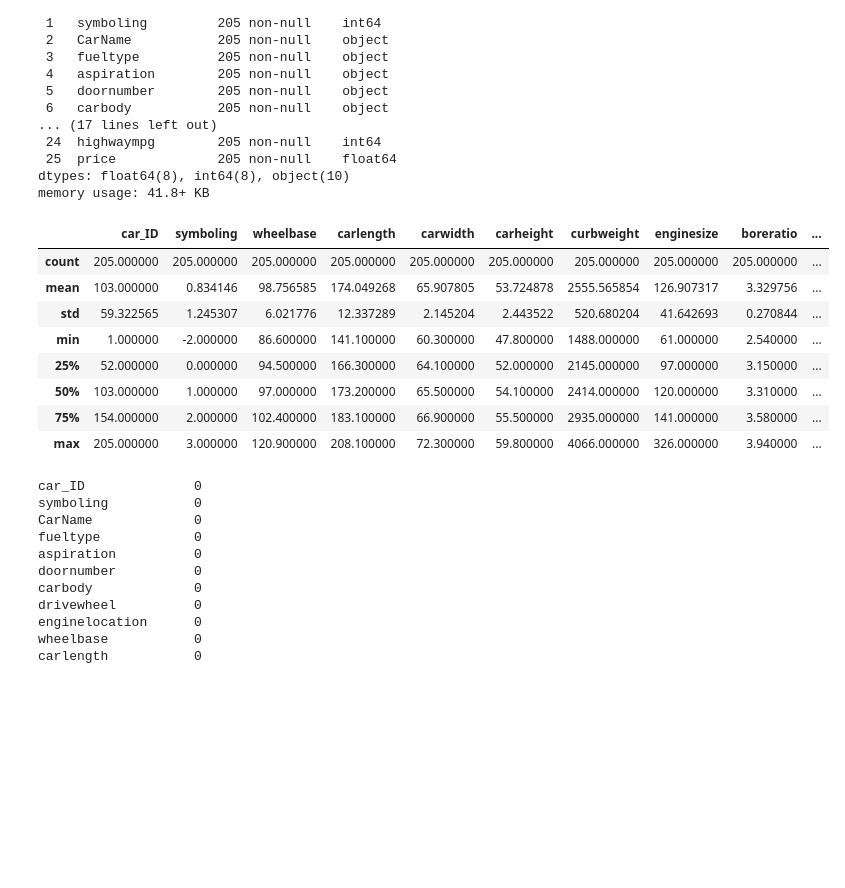
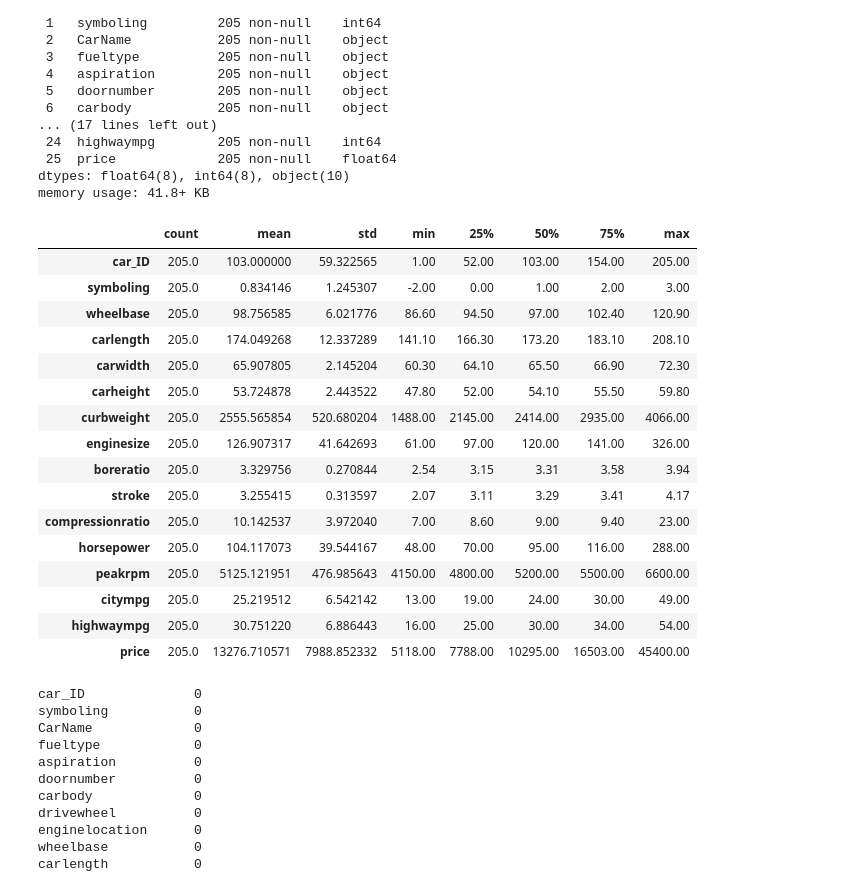
Before and after one commit to kmouleejunhyuk/bigdata_analysist_practical, a Jupyter notebook: carprice_regression.ipynb, the cells around one changed output. Drawn from its saved outputs; the diff is of its cells as text; code cells hidden in the pictures; blank space fills up the shorter version.

```diff
--- a/carprice_regression.ipynb
+++ b/carprice_regression.ipynb
@@ -49,17 +53,25 @@ Data columns (total 26 columns):
 dtypes: float64(8), int64(8), object(10)
 memory usage: 41.8+ KB
 # %%
-raw.describe()
+raw.describe().transpose()
 # %% [output]
-|  | car_ID | symboling | wheelbase | carlength | carwidth | carheight | curbweight | enginesize | boreratio | ... |
-| count | 205.000000 | 205.000000 | 205.000000 | 205.000000 | 205.000000 | 205.000000 | 205.000000 | 205.000000 | 205.000000 | ... |
-| mean | 103.000000 | 0.834146 | 98.756585 | 174.049268 | 65.907805 | 53.724878 | 2555.565854 | 126.907317 | 3.329756 | ... |
-| std | 59.322565 | 1.245307 | 6.021776 | 12.337289 | 2.145204 | 2.443522 | 520.680204 | 41.642693 | 0.270844 | ... |
-| min | 1.000000 | -2.000000 | 86.600000 | 141.100000 | 60.300000 | 47.800000 | 1488.000000 | 61.000000 | 2.540000 | ... |
-| 25% | 52.000000 | 0.000000 | 94.500000 | 166.300000 | 64.100000 | 52.000000 | 2145.000000 | 97.000000 | 3.150000 | ... |
-| 50% | 103.000000 | 1.000000 | 97.000000 | 173.200000 | 65.500000 | 54.100000 | 2414.000000 | 120.000000 | 3.310000 | ... |
-| 75% | 154.000000 | 2.000000 | 102.400000 | 183.100000 | 66.900000 | 55.500000 | 2935.000000 | 141.000000 | 3.580000 | ... |
-| max | 205.000000 | 3.000000 | 120.900000 | 208.100000 | 72.300000 | 59.800000 | 4066.000000 | 326.000000 | 3.940000 | ... |
+|  | count | mean | std | min | 25% | 50% | 75% | max |
+| car_ID | 205.0 | 103.000000 | 59.322565 | 1.00 | 52.00 | 103.00 | 154.00 | 205.00 |
+| symboling | 205.0 | 0.834146 | 1.245307 | -2.00 | 0.00 | 1.00 | 2.00 | 3.00 |
+| wheelbase | 205.0 | 98.756585 | 6.021776 | 86.60 | 94.50 | 97.00 | 102.40 | 120.90 |
+| carlength | 205.0 | 174.049268 | 12.337289 | 141.10 | 166.30 | 173.20 | 183.10 | 208.10 |
+| carwidth | 205.0 | 65.907805 | 2.145204 | 60.30 | 64.10 | 65.50 | 66.90 | 72.30 |
+| carheight | 205.0 | 53.724878 | 2.443522 | 47.80 | 52.00 | 54.10 | 55.50 | 59.80 |
+| curbweight | 205.0 | 2555.565854 | 520.680204 | 1488.00 | 2145.00 | 2414.00 | 2935.00 | 4066.00 |
+| enginesize | 205.0 | 126.907317 | 41.642693 | 61.00 | 97.00 | 120.00 | 141.00 | 326.00 |
+| boreratio | 205.0 | 3.329756 | 0.270844 | 2.54 | 3.15 | 3.31 | 3.58 | 3.94 |
+| stroke | 205.0 | 3.255415 | 0.313597 | 2.07 | 3.11 | 3.29 | 3.41 | 4.17 |
+| compressionratio | 205.0 | 10.142537 | 3.972040 | 7.00 | 8.60 | 9.00 | 9.40 | 23.00 |
+| horsepower | 205.0 | 104.117073 | 39.544167 | 48.00 | 70.00 | 95.00 | 116.00 | 288.00 |
+| peakrpm | 205.0 | 5125.121951 | 476.985643 | 4150.00 | 4800.00 | 5200.00 | 5500.00 | 6600.00 |
+| citympg | 205.0 | 25.219512 | 6.542142 | 13.00 | 19.00 | 24.00 | 30.00 | 49.00 |
+| highwaympg | 205.0 | 30.751220 | 6.886443 | 16.00 | 25.00 | 30.00 | 34.00 | 54.00 |
+| price | 205.0 | 13276.710571 | 7988.852332 | 5118.00 | 7788.00 | 10295.00 | 16503.00 | 45400.00 |
 # %%
 ##missing & duplicated
 raw.isnull().sum()
```
Also changed, not shown: parts of 19 cells of this notebook.
